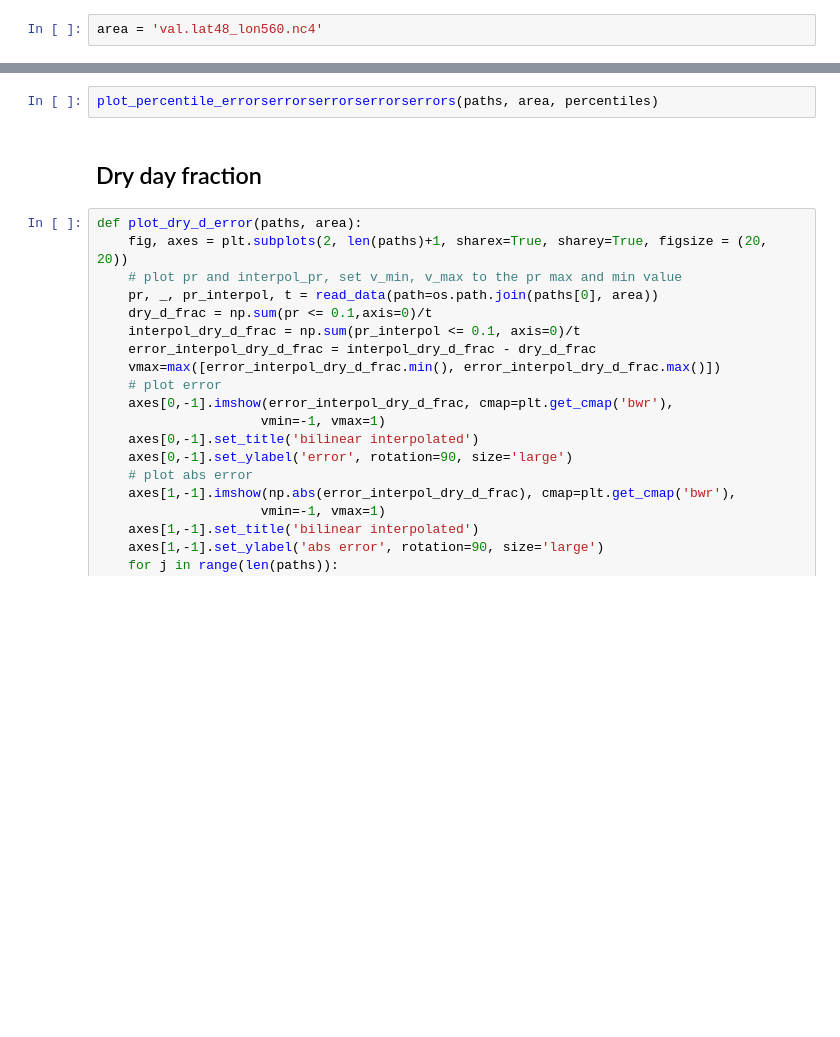
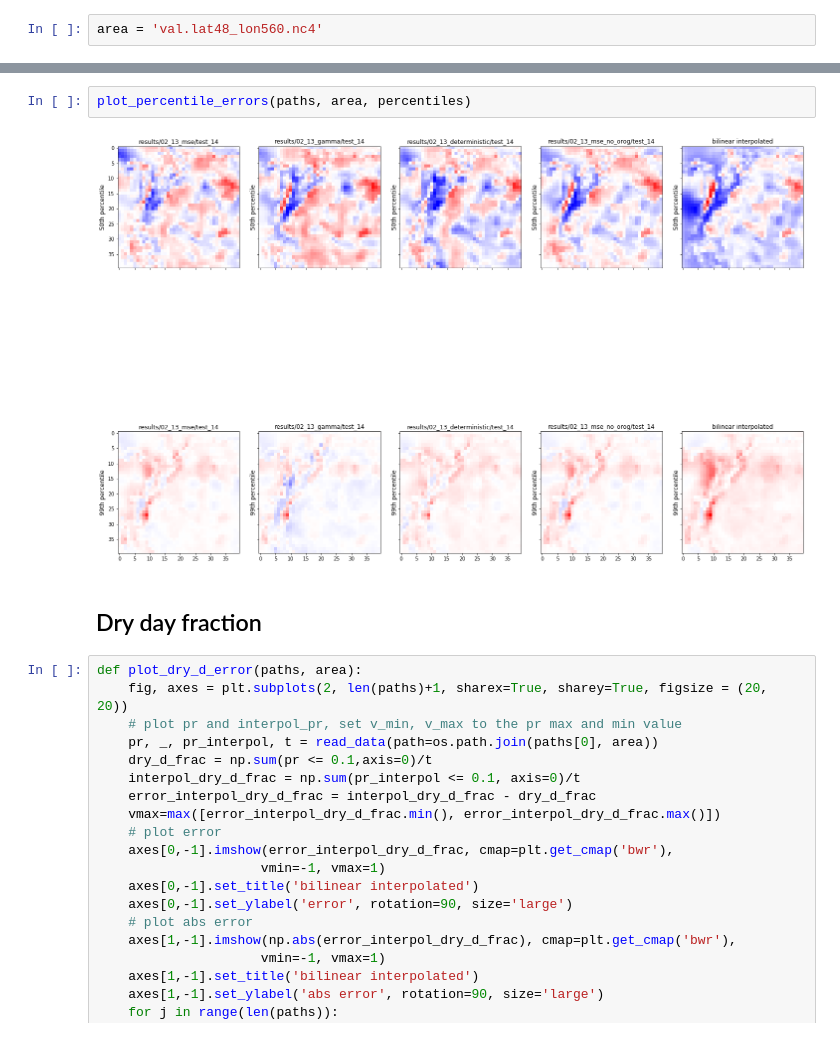
Before and after one commit to SimonTreu/sdvae, a Jupyter notebook: eval_metrics.ipynb, the cells around one changed output, grey strips where cells are left out. Drawn from its saved outputs; the diff is of its cells as text; blank space fills up the shorter version.

```diff
--- a/eval_metrics.ipynb
+++ b/eval_metrics.ipynb
@@ -497,5 +615,7 @@ plot_percentiles(paths, area, percentiles)
 # %%
-plot_percentile_errorserrorserrorserrorserrors(paths, area, percentiles)
+plot_percentile_errors(paths, area, percentiles)
+# %% [output]
+[figure, added]
 # %% [markdown]
 ## Dry day fraction
 # %%
```
Also changed, not shown: parts of 15 cells of this notebook.
